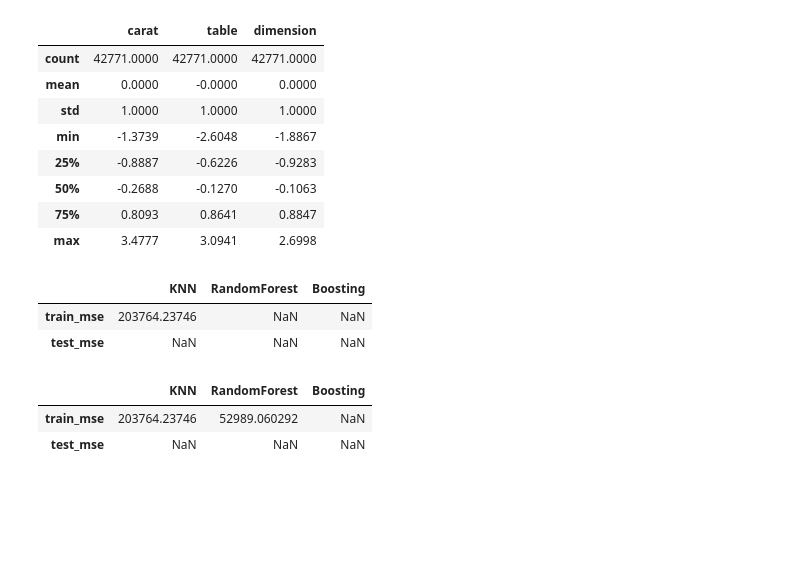
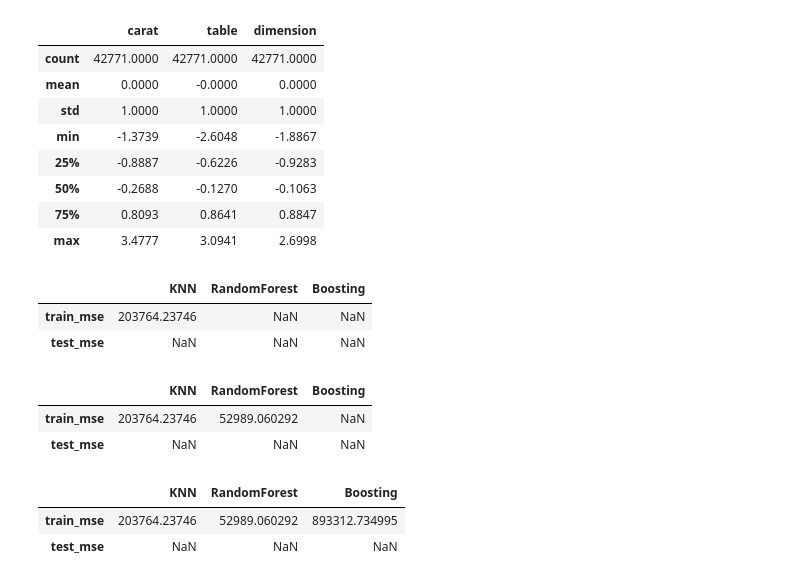
Before and after one commit to abdullohumar/predictive_analytic, a Jupyter notebook: predictive_analytics.ipynb, the cells around one changed output. Drawn from its saved outputs; the diff is of its cells as text; code cells hidden in the pictures; blank space fills up the shorter version.

Commit message:
Model Development (Boosting Algorthm)

```diff
--- a/predictive_analytics.ipynb
+++ b/predictive_analytics.ipynb
@@ -372,3 +372,15 @@ models
 |  | KNN | RandomForest | Boosting |
 | train_mse | 203764.23746 | 52989.060292 | NaN |
 | test_mse | NaN | NaN | NaN |
+# %%
+#  3. Boosting Algorthm
+from sklearn.ensemble import AdaBoostRegressor
+
+boosting = AdaBoostRegressor(learning_rate=0.05, random_state=42)
+boosting.fit(X_train, y_train)
+models.loc['train_mse', 'Boosting'] = mean_squared_error(y_pred=boosting.predict(X_train), y_true=y_train)
+models
+# %% [output]
+|  | KNN | RandomForest | Boosting |
+| train_mse | 203764.23746 | 52989.060292 | 893312.734995 |
+| test_mse | NaN | NaN | NaN |
```
